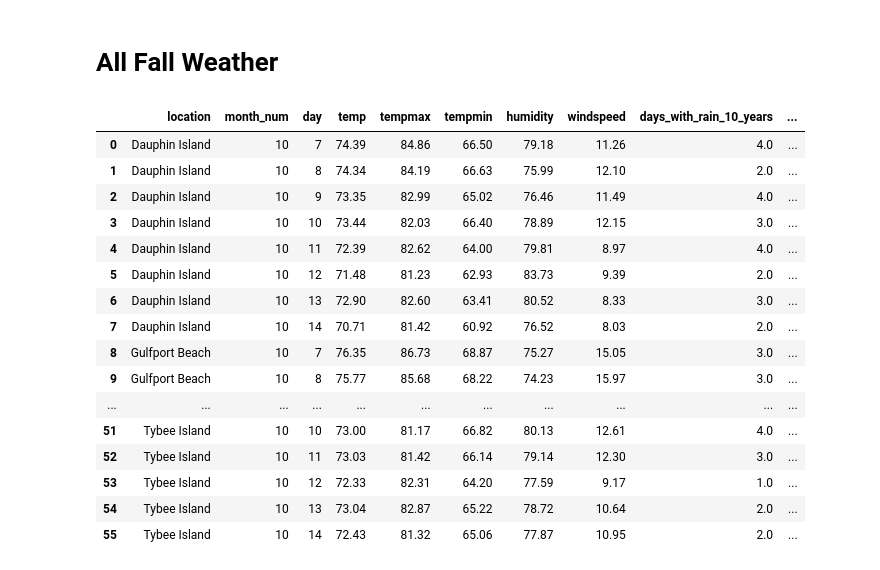
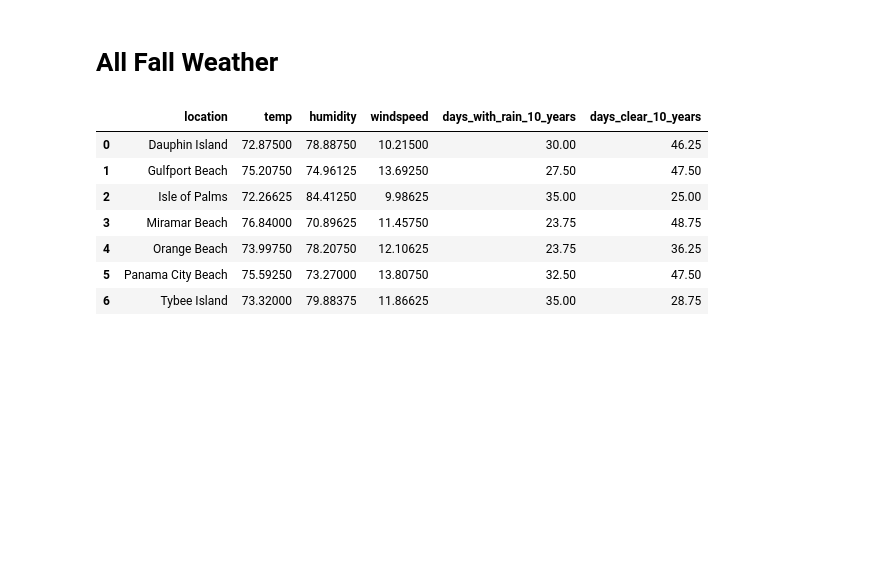
Before and after one commit to NSS-Full-Time-Data-Analytics-9/bwilhelm_capstone, a Jupyter notebook: scripts/fall_weather.ipynb, the cells around one changed output. Drawn from its saved outputs; the diff is of its cells as text; code cells hidden in the pictures; blank space fills up the shorter version.

```diff
--- a/scripts/fall_weather.ipynb
+++ b/scripts/fall_weather.ipynb
@@ -157,22 +157,18 @@ fall_weather_avgs = pd.merge(fall_weather_avgs, clear_weather,
         on=('location', 'month_num', 'day'),
         how='left')
 # %%
-fall_weather_avgs
+fall_weather_avgs['days_with_rain_10_years'] = fall_weather_avgs['days_with_rain_10_years']*10
+fall_weather_avgs['days_clear_10_years'] = fall_weather_avgs['days_clear_10_years']*10
-# %% [output]
-|  | location | month_num | day | temp | tempmax | tempmin | humidity | windspeed | days_with_rain_10_years | ... |
-| 0 | Dauphin Island | 10 | 7 | 74.39 | 84.86 | 66.50 | 79.18 | 11.26 | 4.0 | ... |
-| 1 | Dauphin Island | 10 | 8 | 74.34 | 84.19 | 66.63 | 75.99 | 12.10 | 2.0 | ... |
-| 2 | Dauphin Island | 10 | 9 | 73.35 | 82.99 | 65.02 | 76.46 | 11.49 | 4.0 | ... |
-| 3 | Dauphin Island | 10 | 10 | 73.44 | 82.03 | 66.40 | 78.89 | 12.15 | 3.0 | ... |
-| 4 | Dauphin Island | 10 | 11 | 72.39 | 82.62 | 64.00 | 79.81 | 8.97 | 4.0 | ... |
-| 5 | Dauphin Island | 10 | 12 | 71.48 | 81.23 | 62.93 | 83.73 | 9.39 | 2.0 | ... |
-| 6 | Dauphin Island | 10 | 13 | 72.90 | 82.60 | 63.41 | 80.52 | 8.33 | 3.0 | ... |
-| 7 | Dauphin Island | 10 | 14 | 70.71 | 81.42 | 60.92 | 76.52 | 8.03 | 2.0 | ... |
-| 8 | Gulfport Beach | 10 | 7 | 76.35 | 86.73 | 68.87 | 75.27 | 15.05 | 3.0 | ... |
-| 9 | Gulfport Beach | 10 | 8 | 75.77 | 85.68 | 68.22 | 74.23 | 15.97 | 3.0 | ... |
-| ... | ... | ... | ... | ... | ... | ... | ... | ... | ... | ... |
-| 51 | Tybee Island | 10 | 10 | 73.00 | 81.17 | 66.82 | 80.13 | 12.61 | 4.0 | ... |
-| 52 | Tybee Island | 10 | 11 | 73.03 | 81.42 | 66.14 | 79.14 | 12.30 | 3.0 | ... |
-| 53 | Tybee Island | 10 | 12 | 72.33 | 82.31 | 64.20 | 77.59 | 9.17 | 1.0 | ... |
-| 54 | Tybee Island | 10 | 13 | 73.04 | 82.87 | 65.22 | 78.72 | 10.64 | 2.0 | ... |
-| 55 | Tybee Island | 10 | 14 | 72.43 | 81.32 | 65.06 | 77.87 | 10.95 | 2.0 | ... |
+# %%
+fall_weather_averages = fall_weather_avgs.groupby(['location'])['temp', 'humidity', 'windspeed', 'days_with_rain_10_years', 'days_clear_10_years'].mean().reset_index()
+# %%
+fall_weather_averages
+# %% [output]
+|  | location | temp | humidity | windspeed | days_with_rain_10_years | days_clear_10_years |
+| 0 | Dauphin Island | 72.87500 | 78.88750 | 10.21500 | 30.00 | 46.25 |
+| 1 | Gulfport Beach | 75.20750 | 74.96125 | 13.69250 | 27.50 | 47.50 |
+| 2 | Isle of Palms | 72.26625 | 84.41250 | 9.98625 | 35.00 | 25.00 |
+| 3 | Miramar Beach | 76.84000 | 70.89625 | 11.45750 | 23.75 | 48.75 |
+| 4 | Orange Beach | 73.99750 | 78.20750 | 12.10625 | 23.75 | 36.25 |
+| 5 | Panama City Beach | 75.59250 | 73.27000 | 13.80750 | 32.50 | 47.50 |
+| 6 | Tybee Island | 73.32000 | 79.88375 | 11.86625 | 35.00 | 28.75 |
```
Also changed, not shown: 3 other files.
